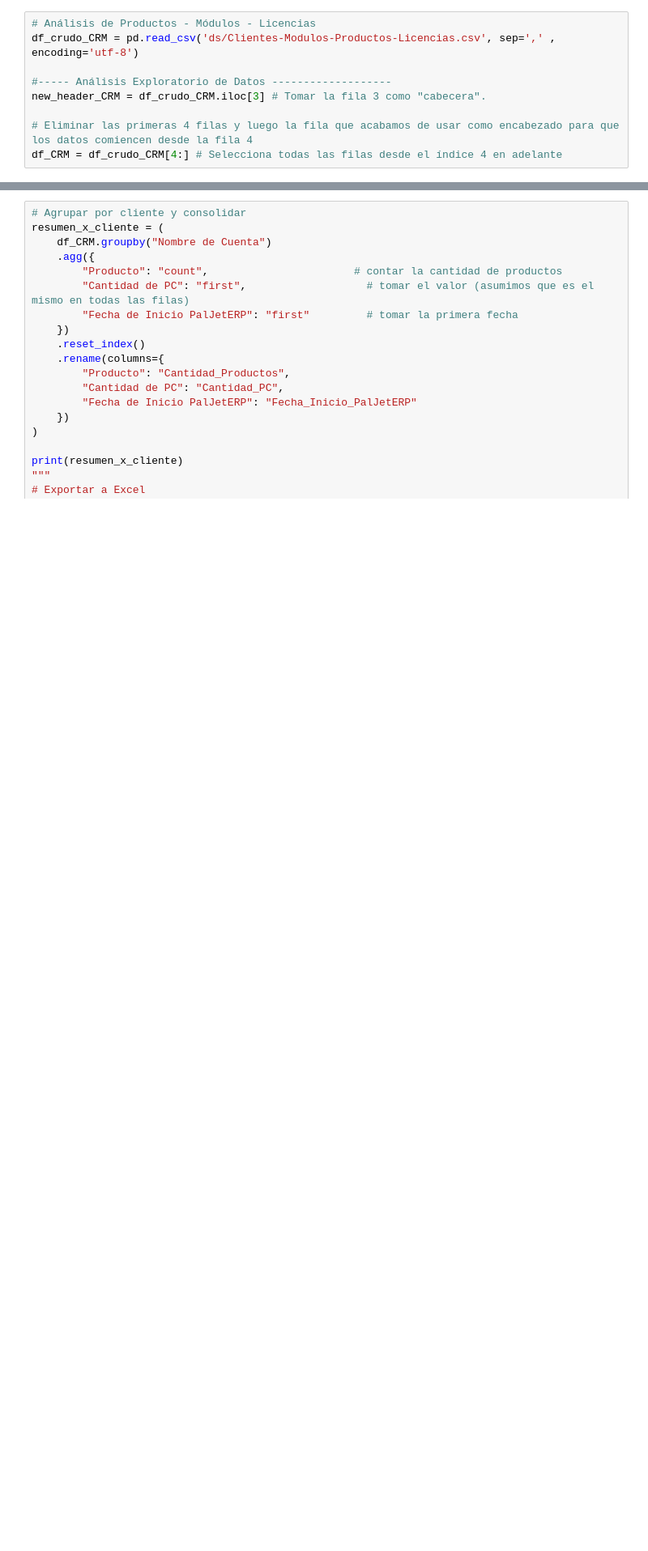
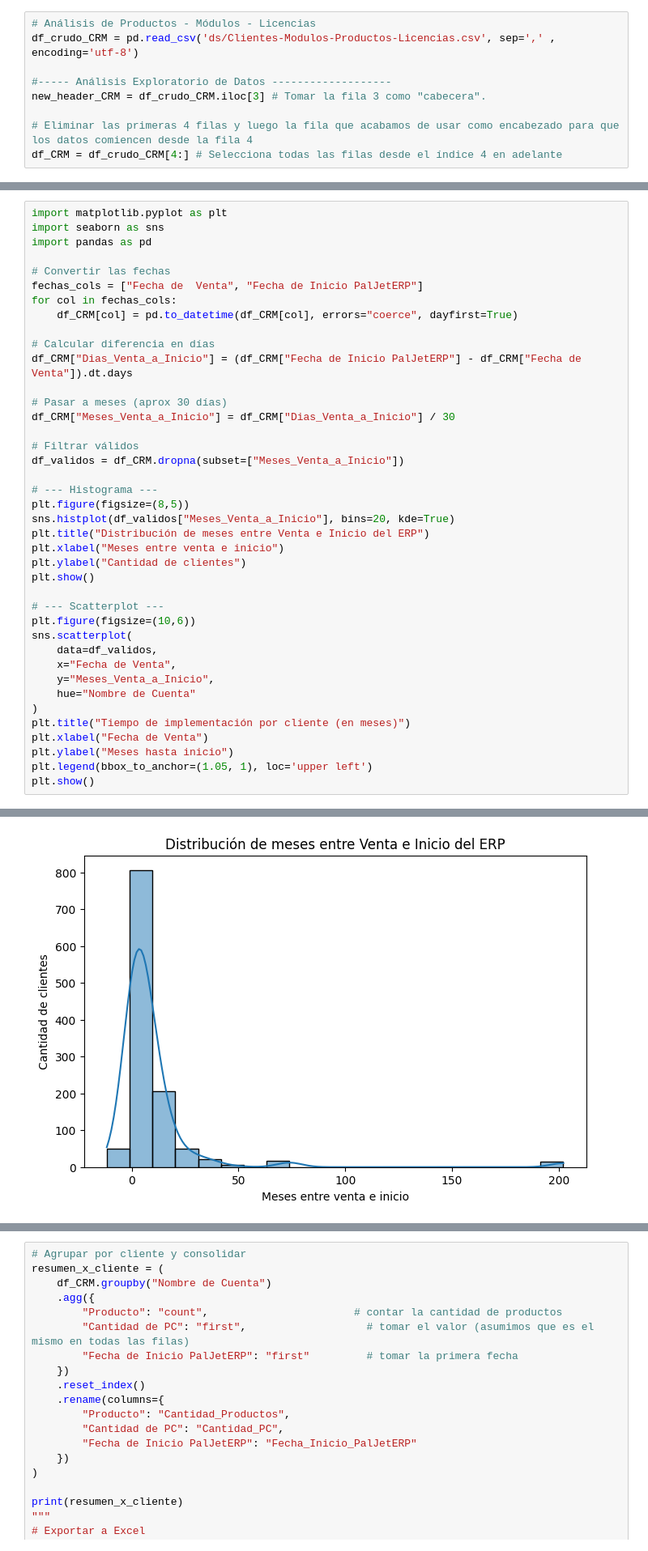
Before and after one commit to christiansaluzzo/Etsol_AnalisisClientes, a Jupyter notebook: análisis_clientes.ipynb, the cells around one changed output, grey strips where cells are left out. Shown at 81% size. Cells and saved outputs as stored; diff of their text form; blank space fills up the shorter version.

```diff
--- a/análisis_clientes.ipynb
+++ b/análisis_clientes.ipynb
@@ -243,0 +258,41 @@ df_CRM.head()
+# %%
+import matplotlib.pyplot as plt
+import seaborn as sns
+import pandas as pd
+
+# Convertir las fechas
+fechas_cols = ["Fecha de  Venta", "Fecha de Inicio PalJetERP"]
+for col in fechas_cols:
+    df_CRM[col] = pd.to_datetime(df_CRM[col], errors="coerce", dayfirst=True)
+
+# Calcular diferencia en días
+df_CRM["Dias_Venta_a_Inicio"] = (df_CRM["Fecha de Inicio PalJetERP"] - df_CRM["Fecha de  Venta"]).dt.days
+
+# Pasar a meses (aprox 30 días)
+df_CRM["Meses_Venta_a_Inicio"] = df_CRM["Dias_Venta_a_Inicio"] / 30
+
+# Filtrar válidos
+df_validos = df_CRM.dropna(subset=["Meses_Venta_a_Inicio"])
+
+# --- Histograma ---
+plt.figure(figsize=(8,5))
+sns.histplot(df_validos["Meses_Venta_a_Inicio"], bins=20, kde=True)
+plt.title("Distribución de meses entre Venta e Inicio del ERP")
+plt.xlabel("Meses entre venta e inicio")
+plt.ylabel("Cantidad de clientes")
+plt.show()
+
+# --- Scatterplot ---
+plt.figure(figsize=(10,6))
+sns.scatterplot(
+    data=df_validos,
+    x="Fecha de Venta",
+    y="Meses_Venta_a_Inicio",
+    hue="Nombre de Cuenta"
+)
+plt.title("Tiempo de implementación por cliente (en meses)")
+plt.xlabel("Fecha de Venta")
+plt.ylabel("Meses hasta inicio")
+plt.legend(bbox_to_anchor=(1.05, 1), loc='upper left')
+plt.show()
+# %% [output]
@@ -243,0 +319 @@ df_CRM.head()
+[figure, added]
```
Also changed, not shown: parts of 5 cells of this notebook.
